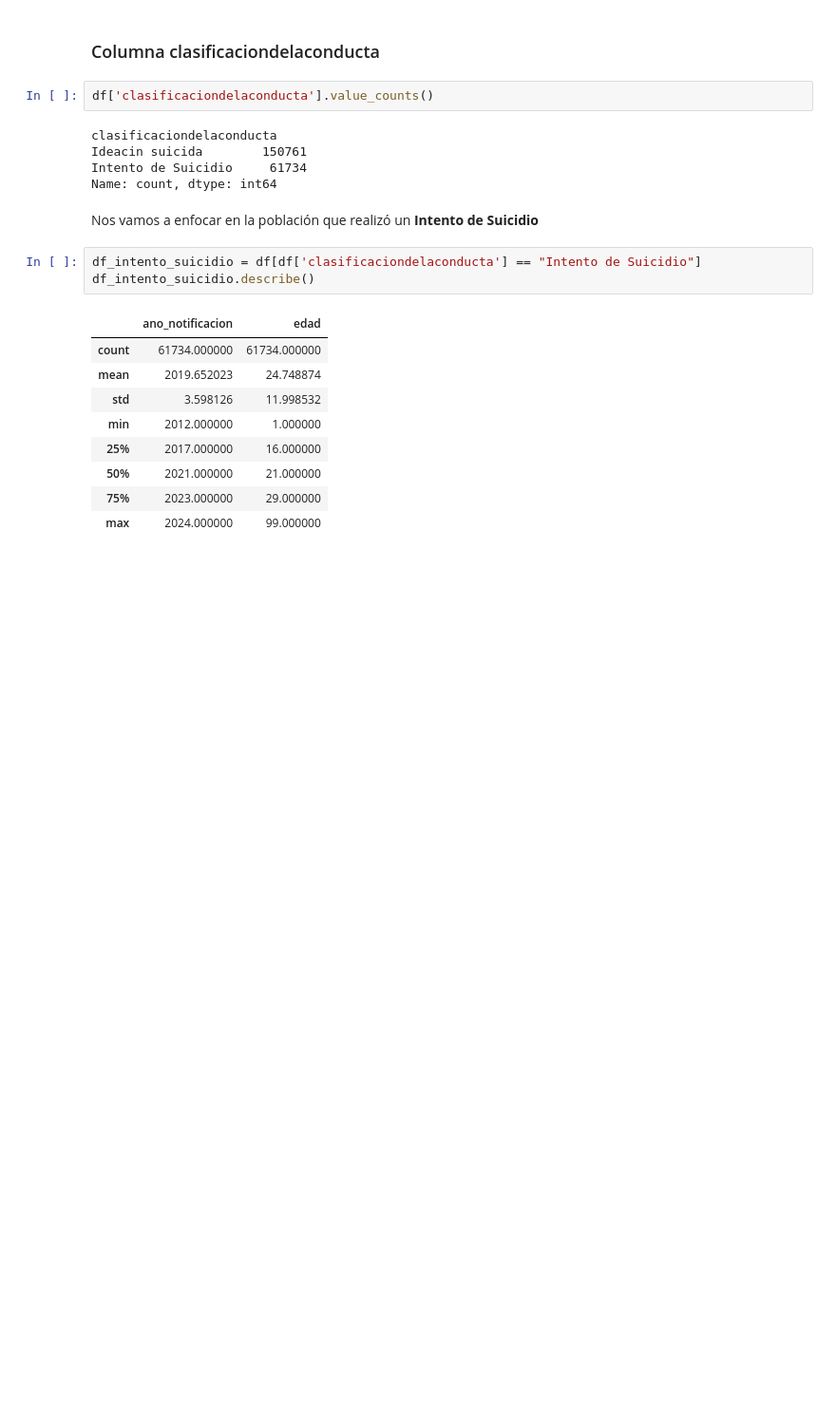
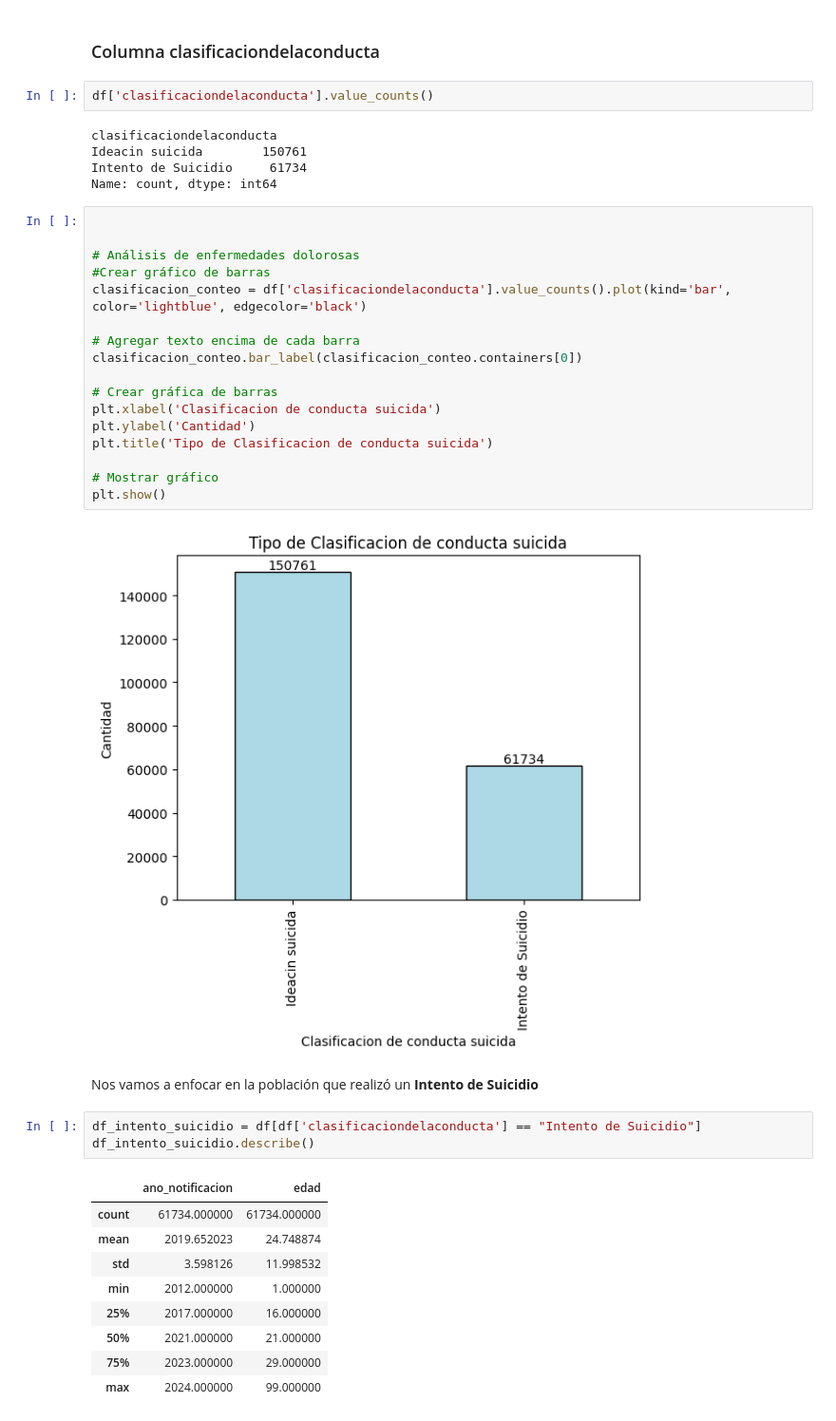
Before and after one commit to dylan-script/programacion_analitca_datos, a Jupyter notebook: Project/Code/analysis.ipynb, the cells around one changed output. Shown: that part at 95% size. Drawn from its saved outputs; the diff is of its cells as text; blank space fills up the shorter version.

Commit message:
EDA: Charts

```diff
--- a/Project/Code/analysis.ipynb
+++ b/Project/Code/analysis.ipynb
@@ -247,6 +247,25 @@ clasificaciondelaconducta
 Ideacin suicida        150761
 Intento de Suicidio     61734
 Name: count, dtype: int64
+# %%
+
+
+# Análisis de enfermedades dolorosas
+#Crear gráfico de barras
+clasificacion_conteo = df['clasificaciondelaconducta'].value_counts().plot(kind='bar', color='lightblue', edgecolor='black')
+
+# Agregar texto encima de cada barra
+clasificacion_conteo.bar_label(clasificacion_conteo.containers[0])
+
+# Crear gráfica de barras
+plt.xlabel('Clasificacion de conducta suicida')
+plt.ylabel('Cantidad')
+plt.title('Tipo de Clasificacion de conducta suicida')
+
+# Mostrar gráfico
+plt.show()
+# %% [output]
+[figure, added]
 # %% [markdown]
 Nos vamos a enfocar en la población que realizó un <b>Intento de Suicidio</b>
 # %%
```
Also changed, not shown: parts of 5 cells of this notebook.
